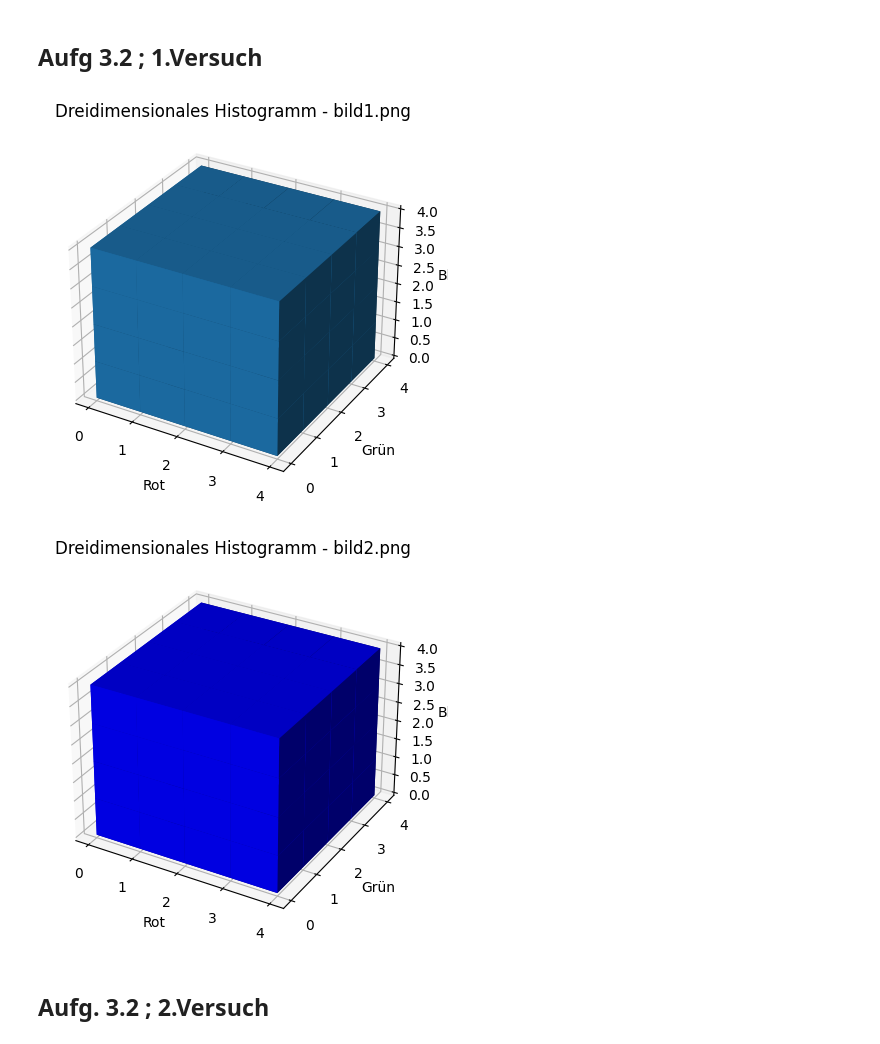
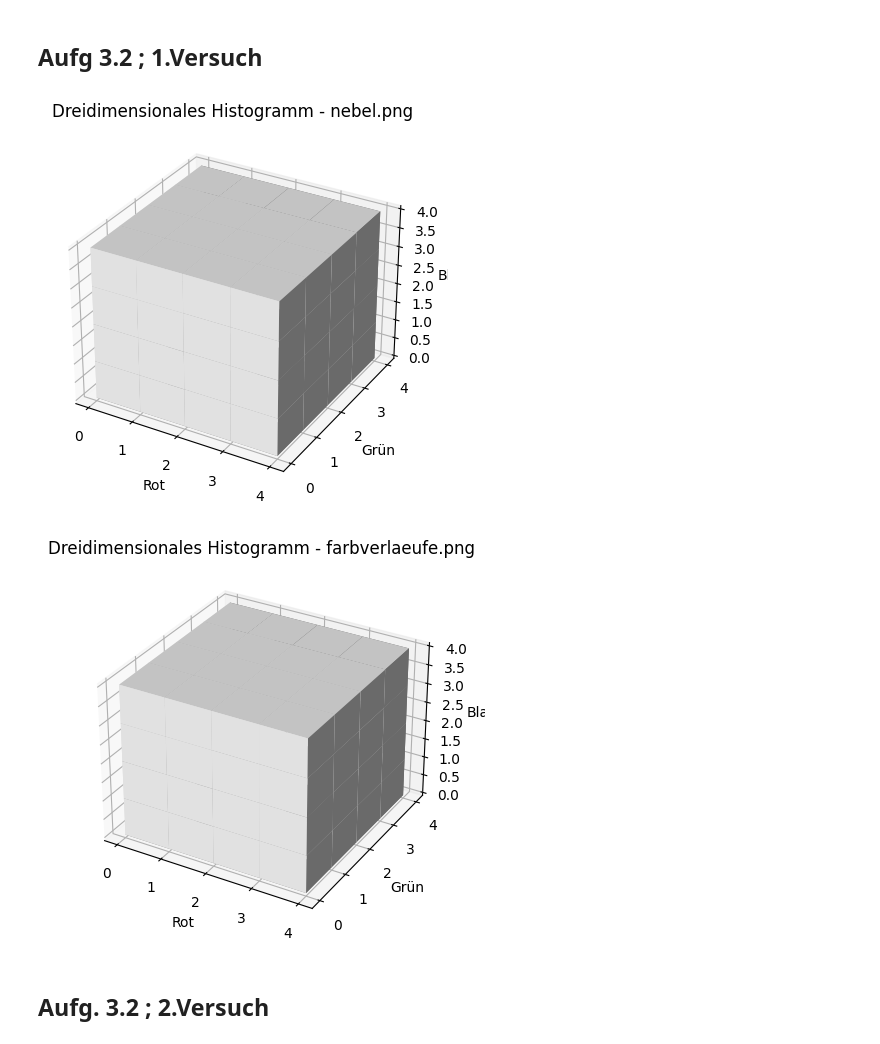
Before and after one commit to Mynna/bv23-wk04, a Jupyter notebook: Blatt06_Aufg03.ipynb, the cells around one changed output. Drawn from its saved outputs; the diff is of its cells as text; code cells hidden in the pictures.

```diff
--- a/Blatt06_Aufg03.ipynb
+++ b/Blatt06_Aufg03.ipynb
@@ -109,43 +109,43 @@ z = Z.flatten()
 histogram = histogram_3d_1.flatten()
 
 # Erzeugung des 3D-Barplots ##
-ax.bar3d(x, y, z, dx=1, dy=1, dz=1, color=None,shade=True)
+ax.bar3d(x, y, z, dx=1, dy=1, dz=1, color='w')
 
 # Einstellung der Achsentitel
 ax.set_xlabel('Rot')
 ax.set_ylabel('Grün')
 ax.set_zlabel('Blau')
 
 # Anzeige des Plots
-plt.title('Dreidimensionales Histogramm - bild1.png')
+plt.title('Dreidimensionales Histogramm - nebel.png')
 plt.show()
 
 # Plotting des dreidimensionalen Histogramms für Bild 2
 fig = plt.figure()
 ax = fig.add_subplot(111, projection='3d')
 
 x = range(4)
 y = range(4)
 z = range(4)
 
 X, Y, Z = np.meshgrid(x, y, z)
 
 x = X.flatten()
 y = Y.flatten()
 z = Z.flatten()
 histogram = histogram_3d_2.flatten()
 
-ax.bar3d(x, y, z, dx=1, dy=1, dz=1, color='b')
+ax.bar3d(x, y, z, dx=1, dy=1, dz=1, color='w')
 
 ax.set_xlabel('Rot')
 ax.set_ylabel('Grün')
 ax.set_zlabel('Blau')
 
-plt.title('Dreidimensionales Histogramm - bild2.png')
+plt.title('Dreidimensionales Histogramm - farbverlaeufe.png')
 plt.show()
 # %% [output]
-[figure, old version]
+[figure, new version]
-[figure, old version]
+[figure, new version]
 # %% [markdown]
 ## Aufg. 3.2 ; 2.Versuch
 # %%
```
Also changed, not shown: parts of 1 cell of this notebook.
